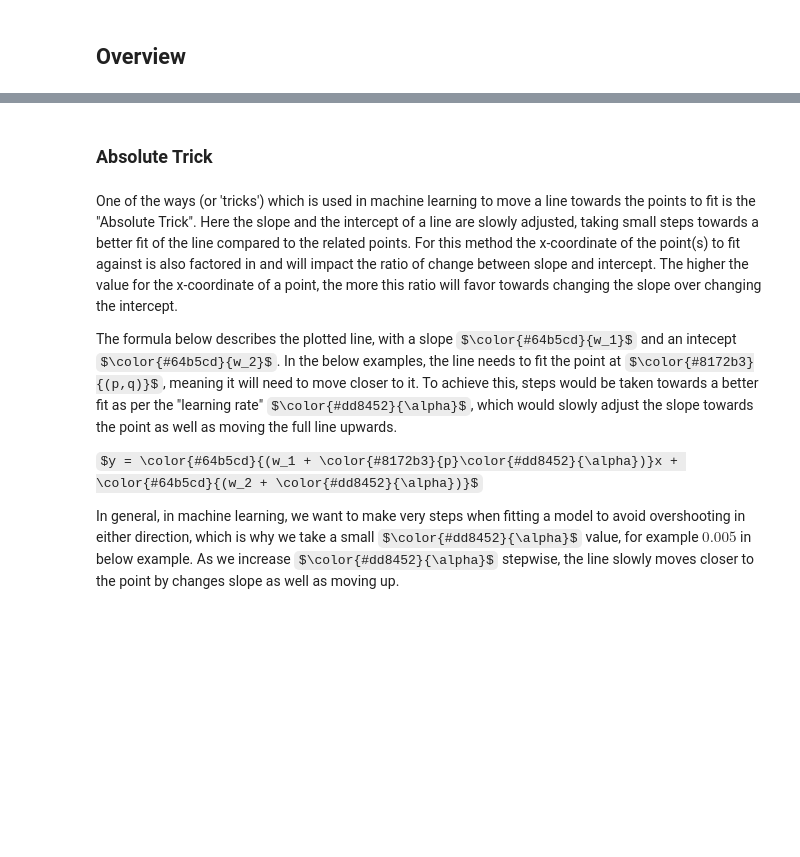
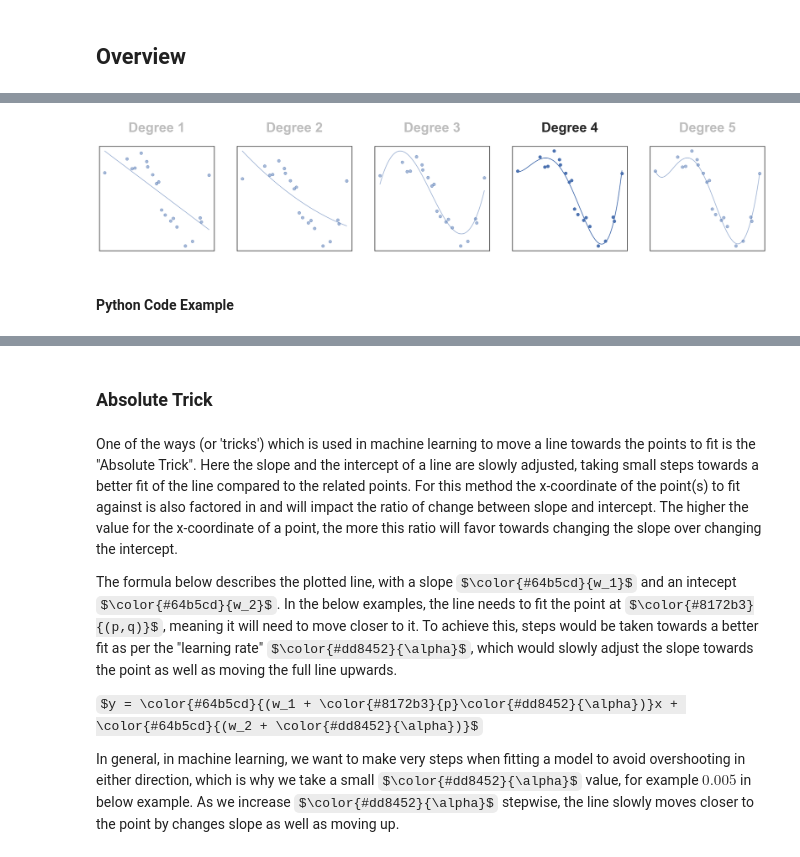
Before and after one commit to pruned-io/wiki, a Jupyter notebook: machine-learning/supervised-learning/linear-regression.ipynb, the cells around one changed output, grey strips where cells are left out. Drawn from its saved outputs; the diff is of its cells as text; code cells hidden in the pictures; some formulas as TeX source; blank space fills up the shorter version.

```diff
--- a/machine-learning/supervised-learning/linear-regression.ipynb
+++ b/machine-learning/supervised-learning/linear-regression.ipynb
@@ -56,0 +225,54 @@ color_aqua: #64b5cd
+# %%
+# Imports
+import pandas as pd
+import numpy as np
+import matplotlib.pyplot as plt
+from sklearn.linear_model import LinearRegression
+from sklearn.preprocessing import PolynomialFeatures
+
+# Load data
+train_data = pd.read_csv('data/polynomial_regression_data.csv')
+
+# Assign the data to predictor and outcome variables
+X = train_data['Var_X'].values.reshape(-1,1)  # reshape to 1 column array of arrays, first -1 means fit whatever number of rows, to fit in 1 column (second parameter)
+y = train_data['Var_Y'].values
+
+plt.figure(figsize = [30, 4])
+
+steps = 5
+for step in range(1, steps+1):
+
+    # Create polynomial features
+    poly_feat = PolynomialFeatures(step)  # Here we vary the degree and see which degree leads to the best results - this was compared by predicting test data in the course form online
+    X_poly = poly_feat.fit_transform(X)
+
+    # Make and fit the polynomial regression model
+    poly_model = LinearRegression(fit_intercept=False)  # Fit intercept can be turned to False as the the the Polynomial Features already contain a constant (e.g. 0 degree of variable)
+    poly_model.fit(X_poly, y)
+
+    ax = plt.subplot(1, steps+1, step)
+
+    # Remove ticks
+    plt.tick_params(axis='both', which='both', bottom=False, top=False, left=False, right=False, labelbottom=False, labelleft=False)
+
+    # Generate 100 x-values between the min and the max value of x in the data set provided, to be able to render a smooth line
+    X_plot = np.linspace(X.min(), X.max(), 100).reshape(-1,1)  # reshape into array of arrays (matrix) with 1 column
+
+    # Create poly features for all generated x values
+    X_plot_poly = poly_feat.fit_transform(X_plot)
+
+    # Use the already fitted model to predict the Y values for the generated x values
+    if step == 4:
+        ax.scatter(X, y)
+        ax.plot(X_plot, poly_model.predict(X_plot_poly))
+        ax.set_title('Degree {}'.format(step), fontweight='bold', fontsize=28, pad=30)
+    else:
+        ax.scatter(X, y, alpha=0.5)
+        ax.plot(X_plot, poly_model.predict(X_plot_poly), alpha=0.5)
+        ax.set_title('Degree {}'.format(step), fontweight='bold', fontsize=28, pad=30, alpha=0.3)
+
+    ax.tick_params(axis='both', which='major', labelsize=20);
+# %% [output]
+[figure, added]
+# %% [markdown]
+#### Python Code Example
```
Also changed, not shown: parts of 53 cells of this notebook, 8 other files.
